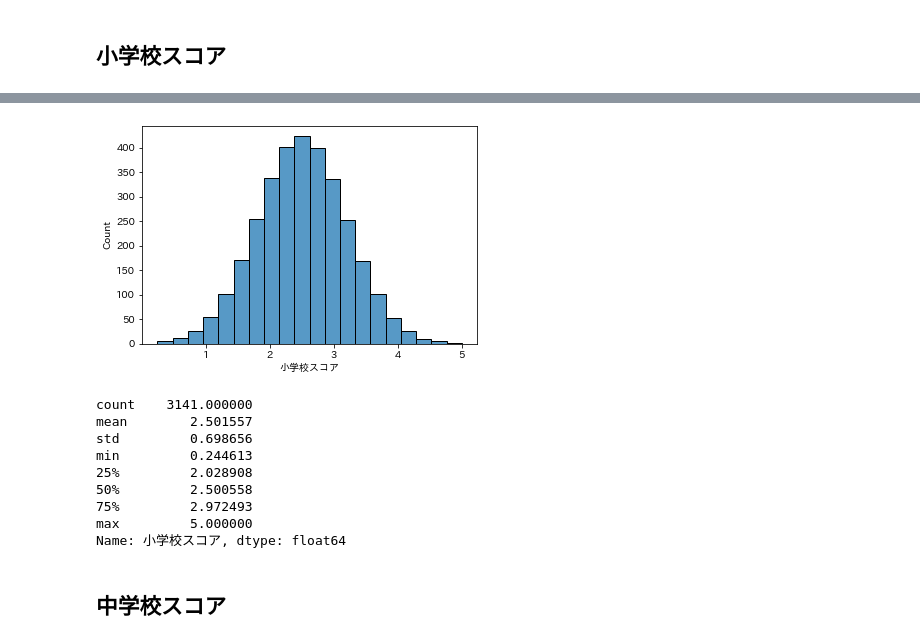
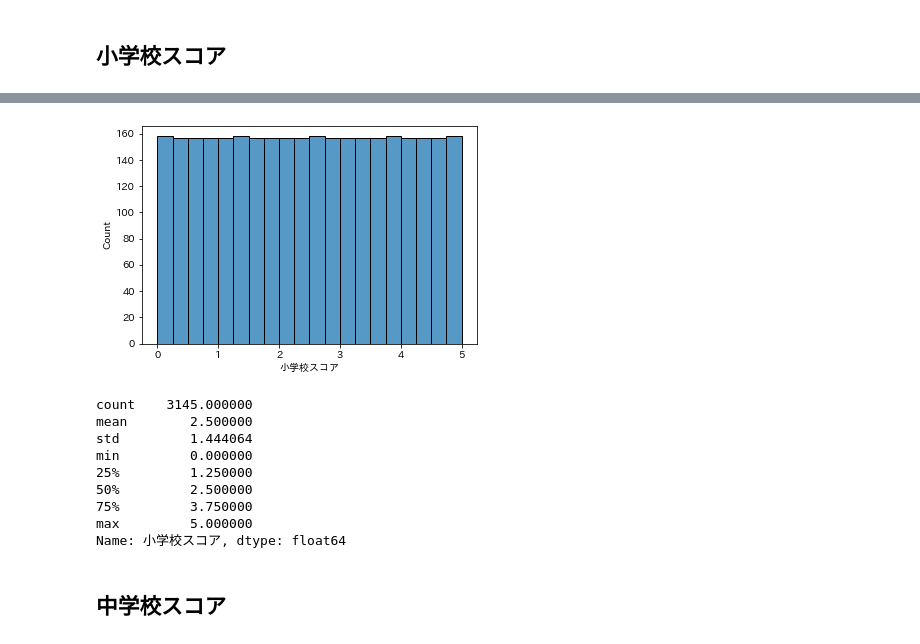
Before and after one commit to z-guard/analysis, a Jupyter notebook: notebooks/public_school_score.ipynb, the cells around one changed output, grey strips where cells are left out. Saved outputs shown, nothing was run; the diff lists cells and outputs as text; code cells hidden in the pictures.

Commit message:
Add: famous_elementary_school, cram_school

```diff
--- a/notebooks/public_school_score.ipynb
+++ b/notebooks/public_school_score.ipynb
@@ -179,0 +326,9 @@ def rank_score(sr_data):
+# %%
+df_geo_master = pd.merge(
+    df_geo_master,
+    df_elementary_school,
+    on=['市区町村名', '町丁目'], how='left'
+)
+df_geo_master['名門小学校'] = 0
+df_geo_master.loc[df_geo_master['名門小学校名'].notna(), '名門小学校'] = 1
+print(df_geo_master.shape)
@@ -180,3 +337,11 @@ def rank_score(sr_data):
+# %%
+def rank_score(sr_data):
+    rank = sr_data.rank()
+    rmax = rank.max()
+    rmin = rank.min()
+    max_val = 5
+    x = (rank - rmin)/(rmax - rmin) * max_val
+    return np.clip(x, 0, max_val)
 # %% [markdown]
 ## 小学校スコア
 # %%
@@ -187,8 +352,10 @@ score_name = '小学校スコア'
 feature_list = {
     '小学校(最近傍距離)': {'sort': -1, 'weight': 0.5},
     '小学校のレーティング': {'sort': 1, 'weight': 1},
+    '中学受験進学率': {'sort': 1, 'weight': 0.5},
+    '名門小学校': {'sort': 1, 'weight': 0.3},
 }
-all_feature_list += list(feature_list.keys())
+all_feature_list += ['小学校(最近傍距離)', '名門小学校']
 all_score_list.append(score_name)
 # %%
 for feature_name in feature_list.keys():
@@ -200,11 +374,11 @@ for feature_name in feature_list.keys():
 # %%
 score_list = []
 for key, value in feature_list.items():
-    df_pop_master[f'{key}レベル'] = rank_score(df_pop_master[key] * value['sort'])
-    score_list.append(df_pop_master[f'{key}レベル'] * value['weight'])
+    df_geo_master[f'{key}レベル'] = rank_score(df_geo_master[key] * value['sort'])
+    score_list.append(df_geo_master[f'{key}レベル'] * value['weight'])
 
 _tmp_score = pd.concat(score_list, axis=1).sum(axis=1, skipna=False)
-df_pop_master[score_name] = rank_score(_tmp_score)
+df_geo_master[score_name] = rank_score(_tmp_score)
 # %%
 sns.histplot(_tmp_score, bins=20)
 plt.show()
@@ -213,18 +387,18 @@ plt.show()
 # %%
-sns.histplot(df_pop_master[score_name], bins=20)
+sns.histplot(df_geo_master[score_name], bins=20)
 plt.show()
 # %% [output]
-[figure, old version]
+[figure, new version]
 # %%
-df_pop_master[score_name].describe()
+df_geo_master[score_name].describe()
 # %% [output]
-count    3141.000000
-mean        2.501557
-std         0.698656
-min         0.244613
-25%         2.028908
-50%         2.500558
-75%         2.972493
+count    3145.000000
+mean        2.500000
+std         1.444064
+min         0.000000
+25%         1.250000
+50%         2.500000
+75%         3.750000
 max         5.000000
 Name: 小学校スコア, dtype: float64
 # %% [markdown]
```
Also changed, not shown: parts of 61 cells of this notebook.
